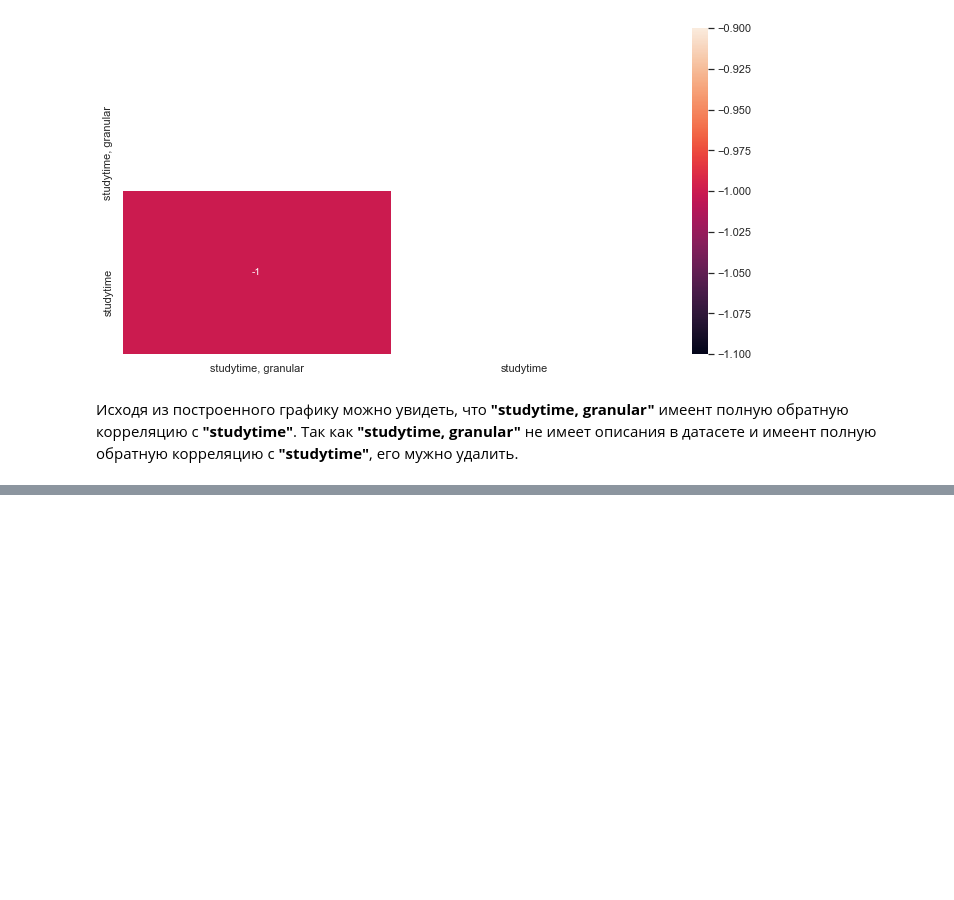
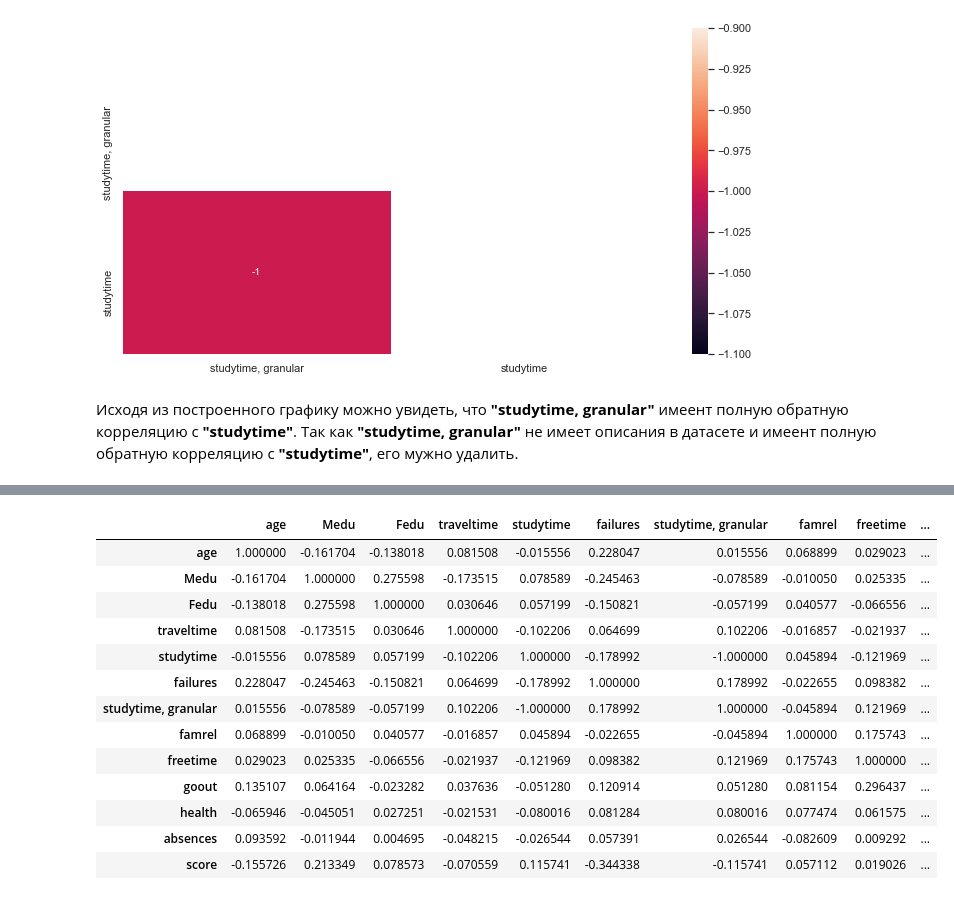
Before and after one commit to g0dzef/ML, a Jupyter notebook: module_2/Student_EDA.ipynb, the cells around one changed output, grey strips where cells are left out. Cells and saved outputs as stored; diff of their text form; code cells hidden in the pictures; blank space fills up the shorter version.

```diff
--- a/module_2/Student_EDA.ipynb
+++ b/module_2/Student_EDA.ipynb
@@ -447,0 +497,17 @@ stud_eda = stud_eda.drop('studytime, granular', axis=1)
+# %%
+stud_eda[col].corr()
+# %% [output]
+|  | age | Medu | Fedu | traveltime | studytime | failures | studytime, granular | famrel | freetime | ... |
+| age | 1.000000 | -0.161704 | -0.138018 | 0.081508 | -0.015556 | 0.228047 | 0.015556 | 0.068899 | 0.029023 | ... |
+| Medu | -0.161704 | 1.000000 | 0.275598 | -0.173515 | 0.078589 | -0.245463 | -0.078589 | -0.010050 | 0.025335 | ... |
+| Fedu | -0.138018 | 0.275598 | 1.000000 | 0.030646 | 0.057199 | -0.150821 | -0.057199 | 0.040577 | -0.066556 | ... |
+| traveltime | 0.081508 | -0.173515 | 0.030646 | 1.000000 | -0.102206 | 0.064699 | 0.102206 | -0.016857 | -0.021937 | ... |
+| studytime | -0.015556 | 0.078589 | 0.057199 | -0.102206 | 1.000000 | -0.178992 | -1.000000 | 0.045894 | -0.121969 | ... |
+| failures | 0.228047 | -0.245463 | -0.150821 | 0.064699 | -0.178992 | 1.000000 | 0.178992 | -0.022655 | 0.098382 | ... |
+| studytime, granular | 0.015556 | -0.078589 | -0.057199 | 0.102206 | -1.000000 | 0.178992 | 1.000000 | -0.045894 | 0.121969 | ... |
+| famrel | 0.068899 | -0.010050 | 0.040577 | -0.016857 | 0.045894 | -0.022655 | -0.045894 | 1.000000 | 0.175743 | ... |
+| freetime | 0.029023 | 0.025335 | -0.066556 | -0.021937 | -0.121969 | 0.098382 | 0.121969 | 0.175743 | 1.000000 | ... |
+| goout | 0.135107 | 0.064164 | -0.023282 | 0.037636 | -0.051280 | 0.120914 | 0.051280 | 0.081154 | 0.296437 | ... |
+| health | -0.065946 | -0.045051 | 0.027251 | -0.021531 | -0.080016 | 0.081284 | 0.080016 | 0.077474 | 0.061575 | ... |
+| absences | 0.093592 | -0.011944 | 0.004695 | -0.048215 | -0.026544 | 0.057391 | 0.026544 | -0.082609 | 0.009292 | ... |
+| score | -0.155726 | 0.213349 | 0.078573 | -0.070559 | 0.115741 | -0.344338 | -0.115741 | 0.057112 | 0.019026 | ... |
```
Also changed, not shown: parts of 25 cells of this notebook.
